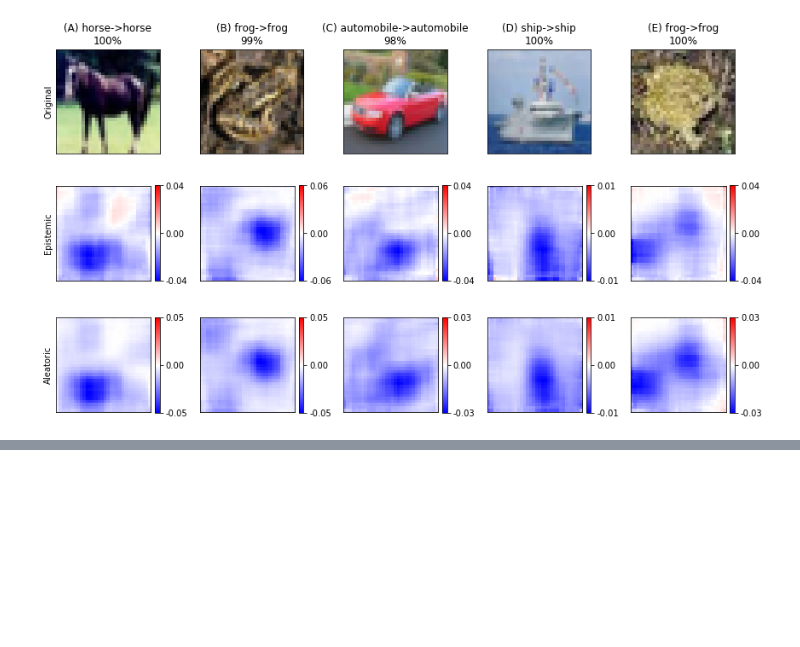
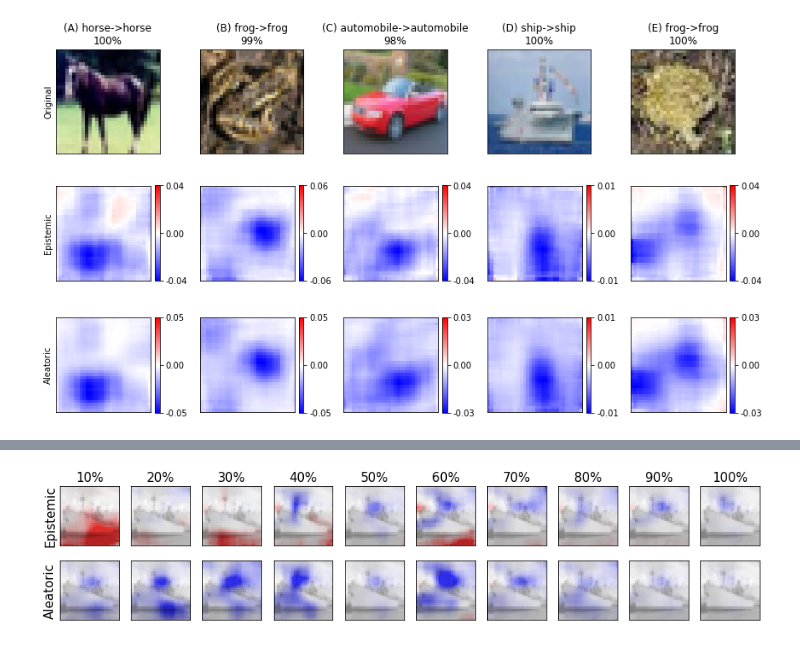
Before and after one commit to chail/InterpretableBayesianUncertainty, a Jupyter notebook: experiments/results-3/salience.ipynb, the cells around one changed output, grey strips where cells are left out. Saved outputs shown, nothing was run; the diff lists cells and outputs as text; code cells hidden in the pictures; blank space fills up the shorter version.

```diff
--- a/experiments/results-3/salience.ipynb
+++ b/experiments/results-3/salience.ipynb
@@ -56,0 +63,8 @@ plot_training_n(4663)
+# %%
+# target = 0: 9111, 8210, 235, 2373, 5543, 9946, 4824, 2979, 1010, 4953
+# target = 8: 9814, 8195, 8379, 4497, 4881, 1742, 5263, 7678, 5457, 1833
+t = 8
+kk = 4881
+v.plot_training_n(kk, target=t, savepath='training-n-salience-t{}-{}.png'.format(t, kk))
+# %% [output]
+[figure, added]
```
Also changed, not shown: parts of 22 cells of this notebook, 13 other files.
